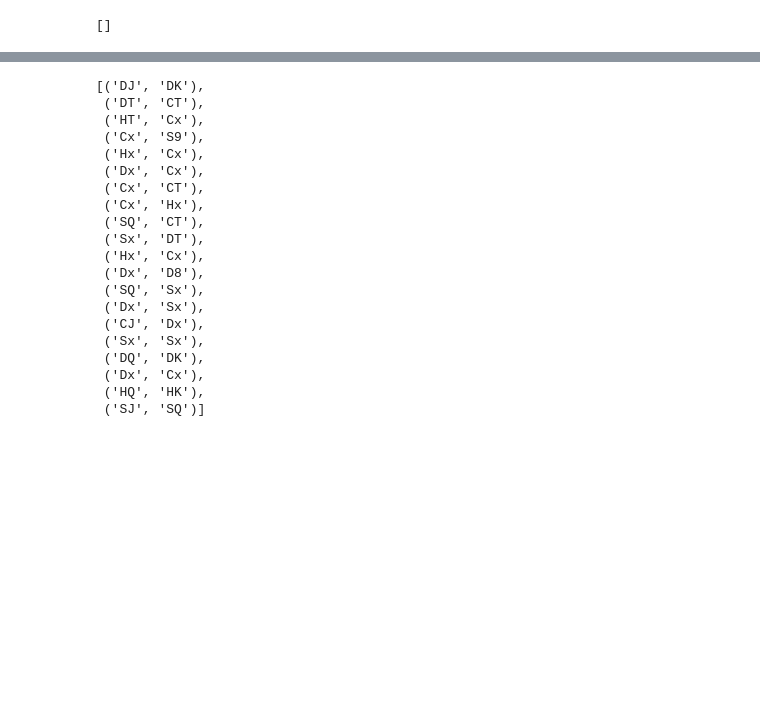
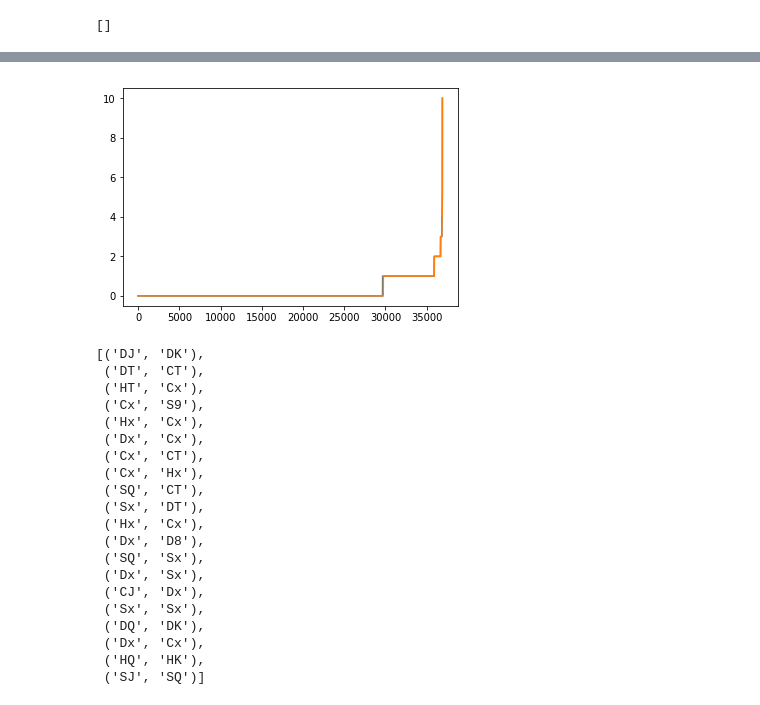
Before and after one commit to BSalita/selfbid, a Jupyter notebook: notebooks/LeadModel.ipynb, the cells around one changed output, grey strips where cells are left out. Saved outputs shown, nothing was run; the diff lists cells and outputs as text; code cells hidden in the pictures; blank space fills up the shorter version.

```diff
--- a/notebooks/LeadModel.ipynb
+++ b/notebooks/LeadModel.ipynb
@@ -189,3 +193,8 @@ plt.hist(tricks_given, 20);
+# %%
+plt.plot(sorted(tricks_given));
+plt.plot(sorted(jack_given));
+# %% [output]
+[figure, added]
 # %%
 list(zip(nn_leads, jack_leads))[:20]
 # %% [output]
```
Also changed, not shown: parts of 17 cells of this notebook.
